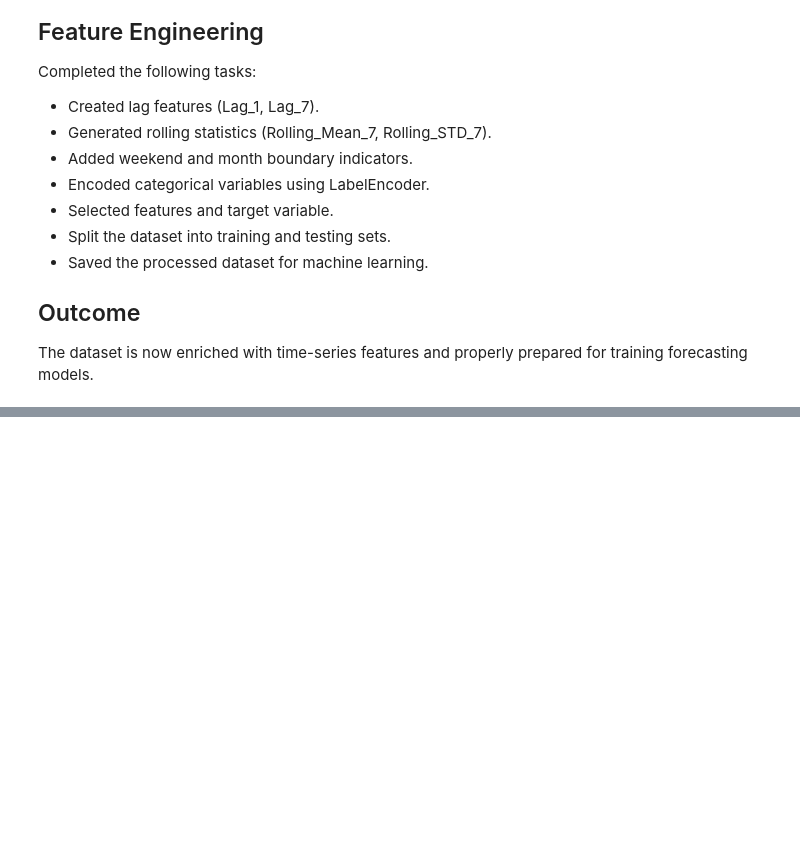
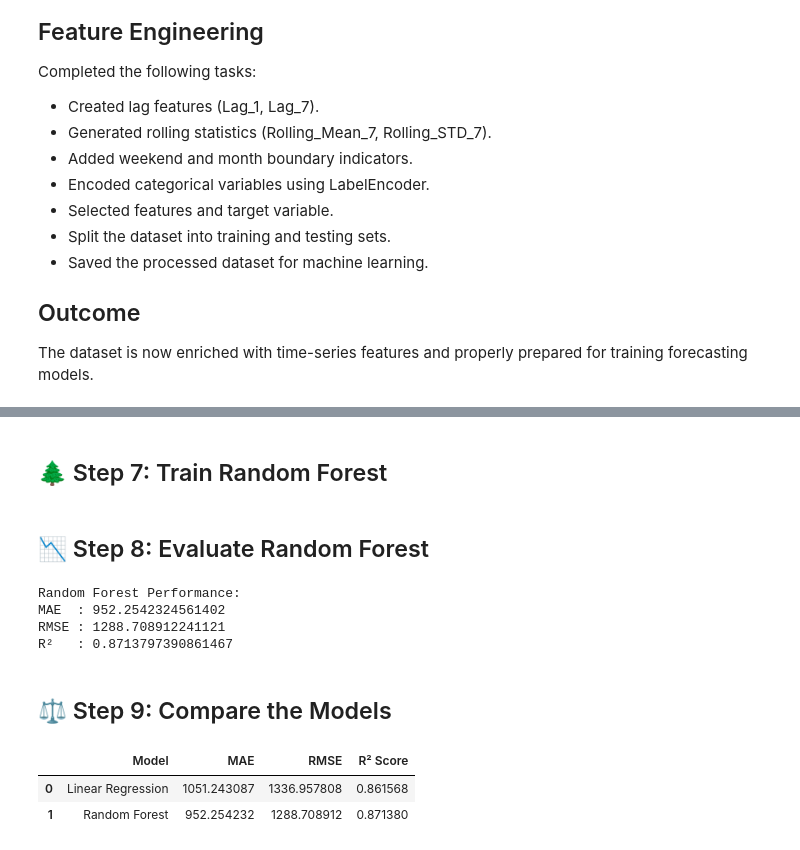
Before and after one commit to ruhile/Sales-Forecasting-Dashboard, a Jupyter notebook: notebooks/Sales_Forecasting.ipynb, the cells around one changed output, grey strips where cells are left out. Saved outputs shown, nothing was run; the diff lists cells and outputs as text; code cells hidden in the pictures; blank space fills up the shorter version.

```diff
--- a/notebooks/Sales_Forecasting.ipynb
+++ b/notebooks/Sales_Forecasting.ipynb
@@ -921,0 +998,2 @@ The dataset is now enriched with time-series features and properly prepared for
+# %% [markdown]
+## 🌲 Step 7: Train Random Forest
@@ -921,0 +1010,43 @@ The dataset is now enriched with time-series features and properly prepared for
+# %% [markdown]
+## 📉 Step 8: Evaluate Random Forest
+# %%
+rf_mae = mean_absolute_error(y_test, rf_predictions)
+rf_rmse = np.sqrt(mean_squared_error(y_test, rf_predictions))
+rf_r2 = r2_score(y_test, rf_predictions)
+
+print("Random Forest Performance:")
+print("MAE  :", rf_mae)
+print("RMSE :", rf_rmse)
+print("R²   :", rf_r2)
+# %% [output]
+Random Forest Performance:
+MAE  : 952.2542324561402
+RMSE : 1288.708912241121
+R²   : 0.8713797390861467
+# %% [markdown]
+## ⚖️ Step 9: Compare the Models
+# %%
+results = pd.DataFrame({
+    "Model": [
+        "Linear Regression",
+        "Random Forest"
+    ],
+    "MAE": [
+        lr_mae,
+        rf_mae
+    ],
+    "RMSE": [
+        lr_rmse,
+        rf_rmse
+    ],
+    "R² Score": [
+        lr_r2,
+        rf_r2
+    ]
+})
+
+display(results)
+# %% [output]
+|  | Model | MAE | RMSE | R² Score |
+| 0 | Linear Regression | 1051.243087 | 1336.957808 | 0.861568 |
+| 1 | Random Forest | 952.254232 | 1288.708912 | 0.871380 |
```
Also changed, not shown: parts of 21 cells of this notebook.
